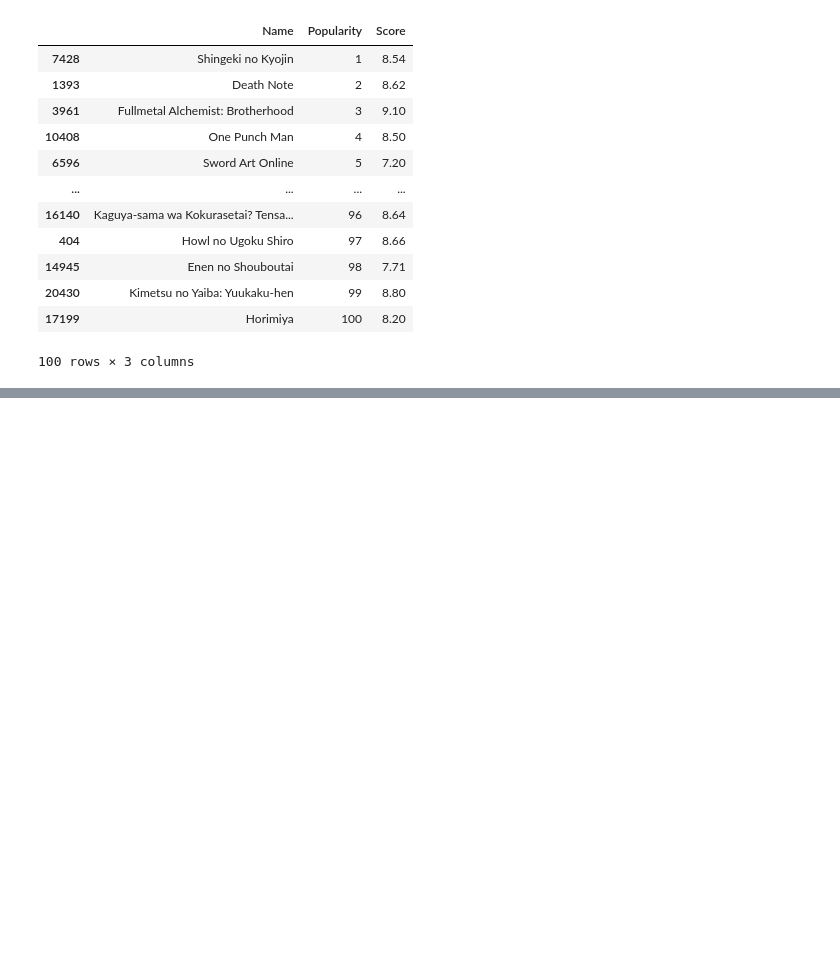
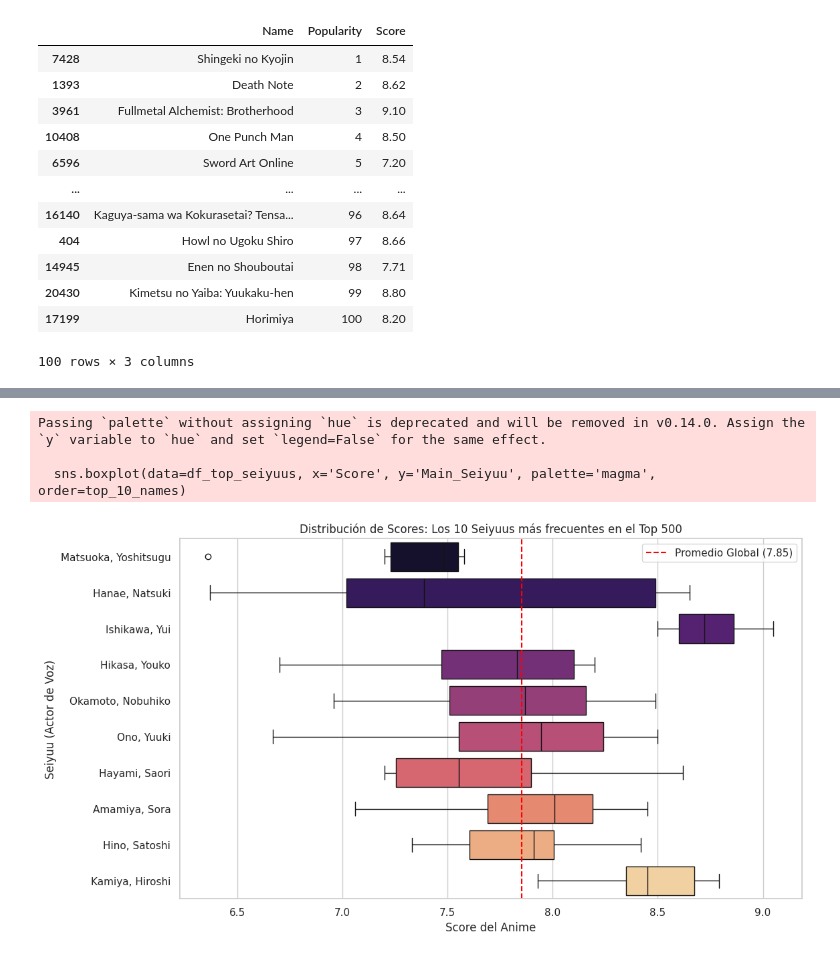
Before and after one commit to GabriTenreiro/TaskEDA, a Jupyter notebook: anime_notebook.ipynb, the cells around one changed output, grey strips where cells are left out. Saved outputs shown, nothing was run; the diff lists cells and outputs as text; code cells hidden in the pictures; blank space fills up the shorter version.

```diff
--- a/anime_notebook.ipynb
+++ b/anime_notebook.ipynb
@@ -265,0 +375,22 @@ display(df_final[['Name', 'Popularity', 'Score', 'Main_Character', 'Main_Seiyuu'
+# %%
+# 1. Identificar a los 10 Seiyuus más frecuentes (los de tu gráfico anterior)
+top_10_names = df_final['Main_Seiyuu'].value_counts().head(10).index
+df_top_seiyuus = df_final[df_final['Main_Seiyuu'].isin(top_10_names)]
+
+# 2. Visualización: Boxplot de Score por Seiyuu
+plt.figure(figsize=(12, 7))
+sns.boxplot(data=df_top_seiyuus, x='Score', y='Main_Seiyuu', palette='magma', order=top_10_names)
+
+# Línea de referencia: Score promedio de todo el Top 500
+plt.axvline(df_final['Score'].mean(), color='red', linestyle='--', label=f'Promedio Global ({df_final["Score"].mean():.2f})')
+
+plt.title('Distribución de Scores: Los 10 Seiyuus más frecuentes en el Top 500')
+plt.xlabel('Score del Anime')
+plt.ylabel('Seiyuu (Actor de Voz)')
+plt.legend()
+plt.show()
+# %% [output]
+Passing `palette` without assigning `hue` is deprecated and will be removed in v0.14.0. Assign the `y` variable to `hue` and set `legend=False` for the same effect.
+
+  sns.boxplot(data=df_top_seiyuus, x='Score', y='Main_Seiyuu', palette='magma', order=top_10_names)
+[figure, added]
```
Also changed, not shown: parts of 13 cells of this notebook, 1 other file.
